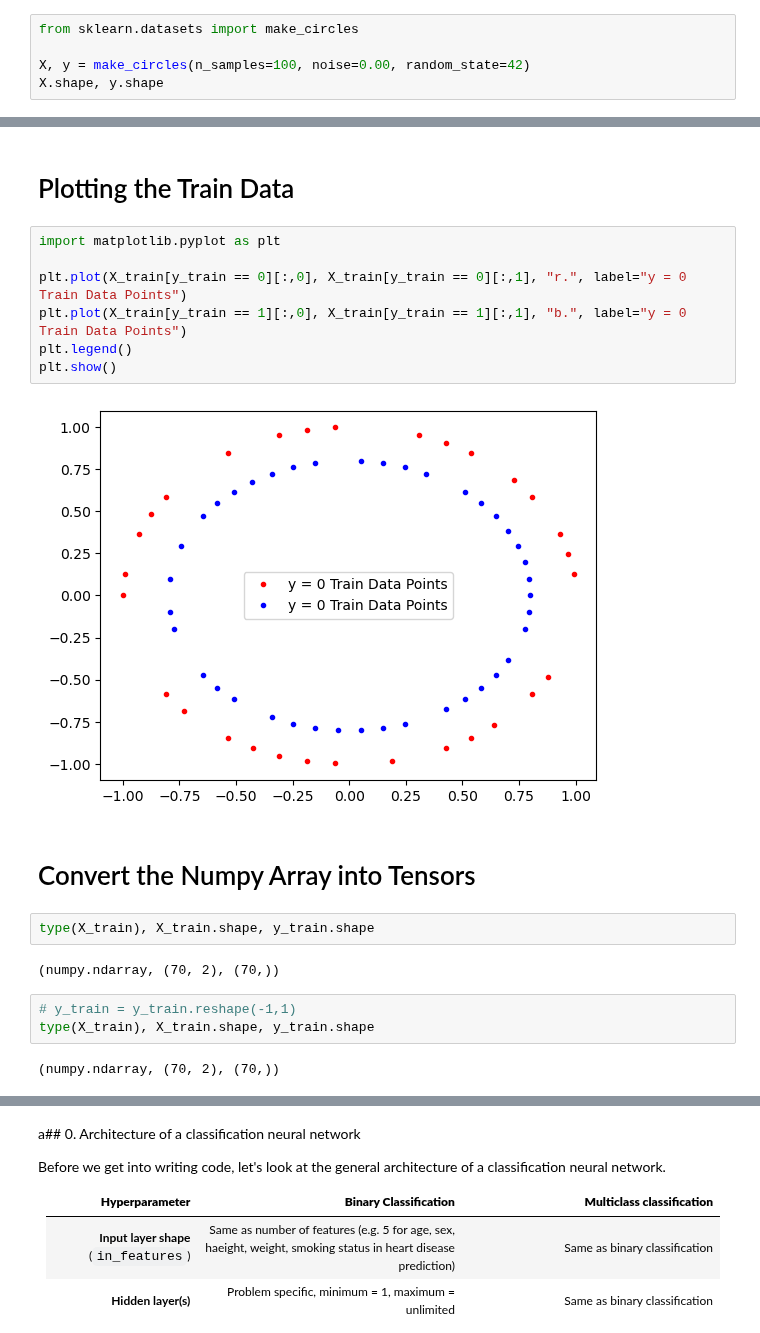
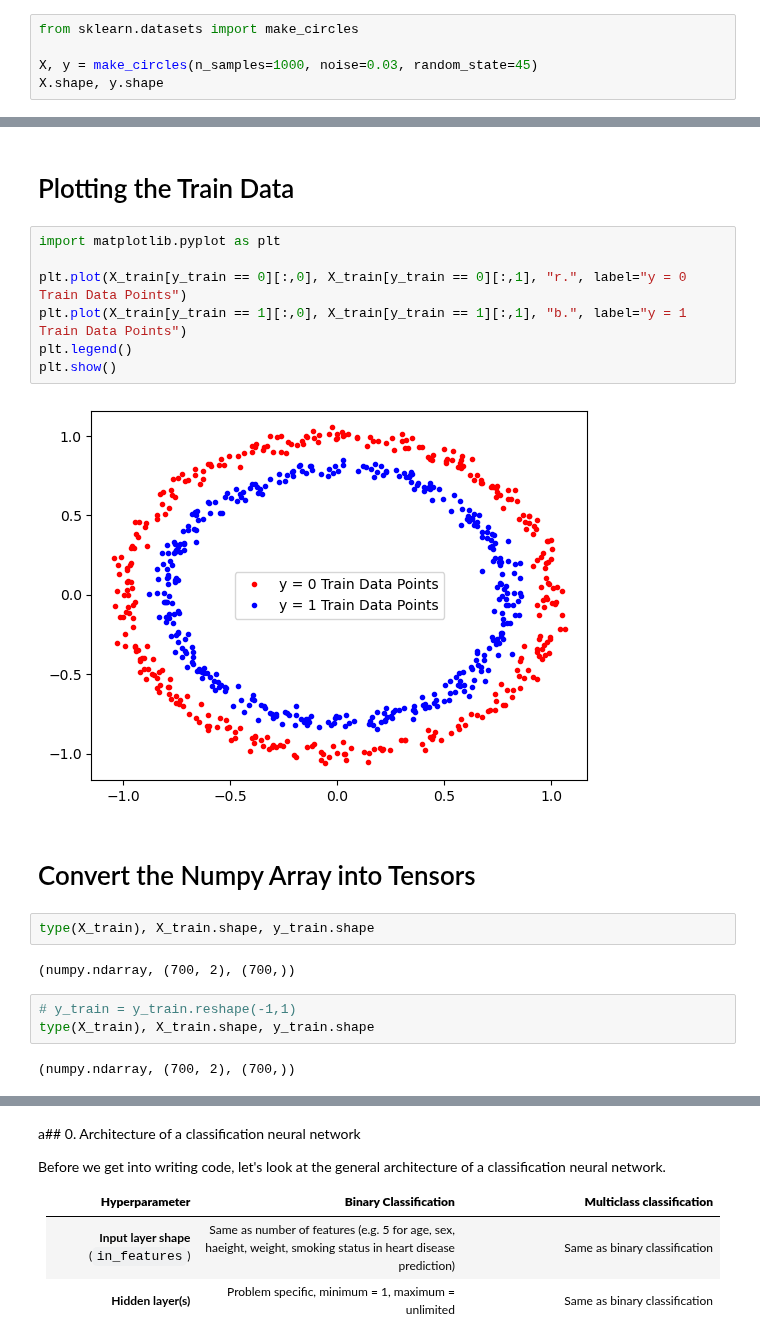
Before and after one commit to sandeepshakya2019/DeepLearning_HandsOn_Pytorch, a Jupyter notebook: 02_1_pytroch_classification_self.ipynb, the cells around one changed output, grey strips where cells are left out. Cells and saved outputs as stored; diff of their text form.

```diff
--- a/02_1_pytroch_classification_self.ipynb
+++ b/02_1_pytroch_classification_self.ipynb
@@ -3,6 +3,6 @@
 # %%
 from sklearn.datasets import make_circles
 
-X, y = make_circles(n_samples=100, noise=0.00, random_state=42)
+X, y = make_circles(n_samples=1000, noise=0.03, random_state=45)
 X.shape, y.shape
 # %% [output]
@@ -64,23 +88,23 @@ X_train.shape, y_train.shape
 # %%
 import matplotlib.pyplot as plt
 
 plt.plot(X_train[y_train == 0][:,0], X_train[y_train == 0][:,1], "r.", label="y = 0 Train Data Points")
-plt.plot(X_train[y_train == 1][:,0], X_train[y_train == 1][:,1], "b.", label="y = 0 Train Data Points")
+plt.plot(X_train[y_train == 1][:,0], X_train[y_train == 1][:,1], "b.", label="y = 1 Train Data Points")
 plt.legend()
 plt.show()
 # %% [output]
-[figure, old version]
+[figure, new version]
 # %% [markdown]
 # Convert the Numpy Array into Tensors
 # %%
 type(X_train), X_train.shape, y_train.shape
 # %% [output]
-(numpy.ndarray, (70, 2), (70,))
+(numpy.ndarray, (700, 2), (700,))
 # %%
 # y_train = y_train.reshape(-1,1)
 type(X_train), X_train.shape, y_train.shape
 # %% [output]
-(numpy.ndarray, (70, 2), (70,))
+(numpy.ndarray, (700, 2), (700,))
 # %%
 import torch
 
```
Also changed, not shown: parts of 32 cells of this notebook.
